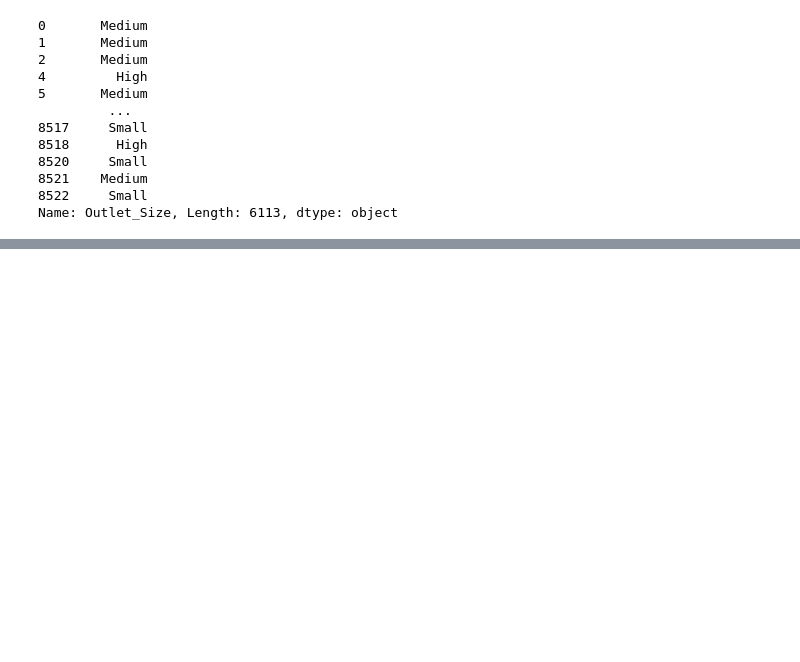
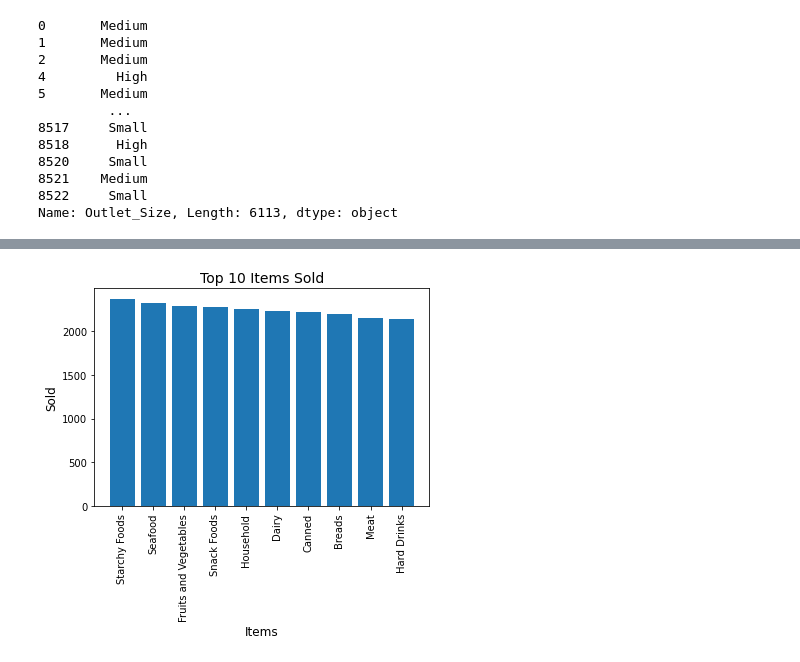
Before and after one commit to Andres-Cas/Food_Sales_Predictions, a Jupyter notebook: Sales_Prediction.ipynb, the cells around one changed output, grey strips where cells are left out. Cells and saved outputs as stored; diff of their text form; code cells hidden in the pictures; blank space fills up the shorter version.

```diff
--- a/Sales_Prediction.ipynb
+++ b/Sales_Prediction.ipynb
@@ -88,0 +252,8 @@ Name: Outlet_Size, Length: 6113, dtype: object
+# %%
+plt.bar(top10sales.index, top10sales.values)
+plt.xticks(rotation = 90)
+plt.title('Top 10 Items Sold', fontsize = 14)
+plt.xlabel('Items', fontsize = 12)
+plt.ylabel('Sold', fontsize = 12);
+# %% [output]
+[figure, added]
```
Also changed, not shown: parts of 20 cells of this notebook.
